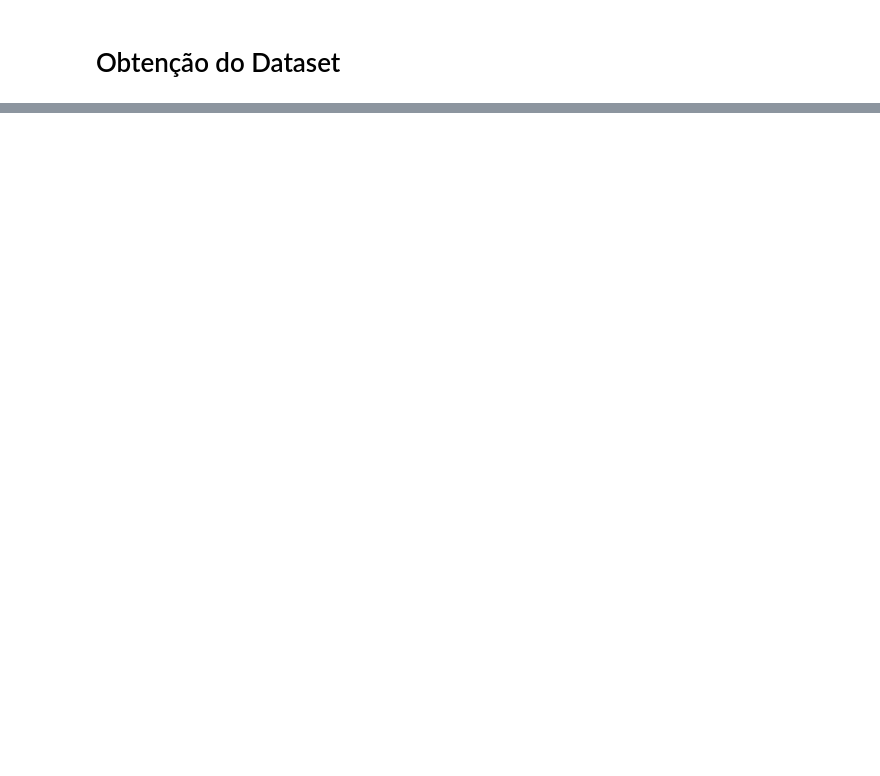
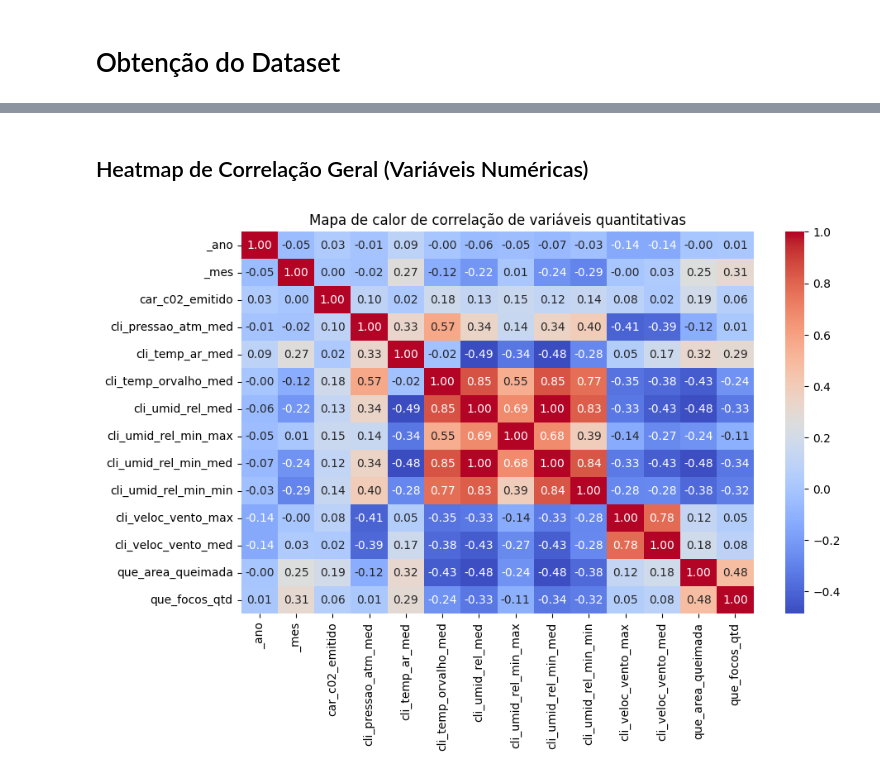
Before and after one commit to SirSirocco/DataScience_2025_1, a Jupyter notebook: src/_exploratory_analysis/sprint01_exploratory_analysis.ipynb, the cells around one changed output, grey strips where cells are left out. Saved outputs shown, nothing was run; the diff lists cells and outputs as text; code cells hidden in the pictures; blank space fills up the shorter version.

```diff
--- a/src/_exploratory_analysis/sprint01_exploratory_analysis.ipynb
+++ b/src/_exploratory_analysis/sprint01_exploratory_analysis.ipynb
@@ -297,0 +405,12 @@ HAN, Jiawei; KAMBER, Micheline; PEI, Jian. **Data mining: concepts and technique
+# %% [markdown]
+## Heatmap de Correlação Geral (Variáveis Numéricas)
+# %%
+corr = df.corr(numeric_only=True)
+
+# Heatmap de Correlação Geral (Variáveis Numéricas)
+plt.figure(figsize=(10, 6))
+sns.heatmap(corr, annot=True, fmt=".2f", cmap="coolwarm")
+plt.title("Mapa de calor de correlação de variáveis quantitativas")
+plt.show()
+# %% [output]
+[figure, added]
```
Also changed, not shown: parts of 57 cells of this notebook.
